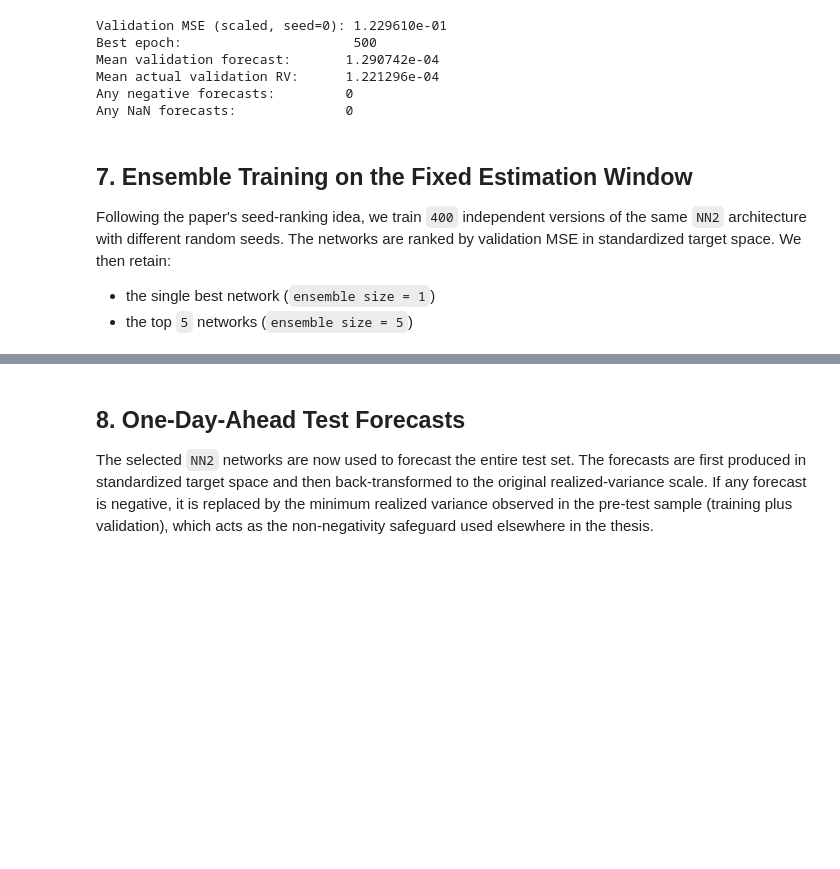
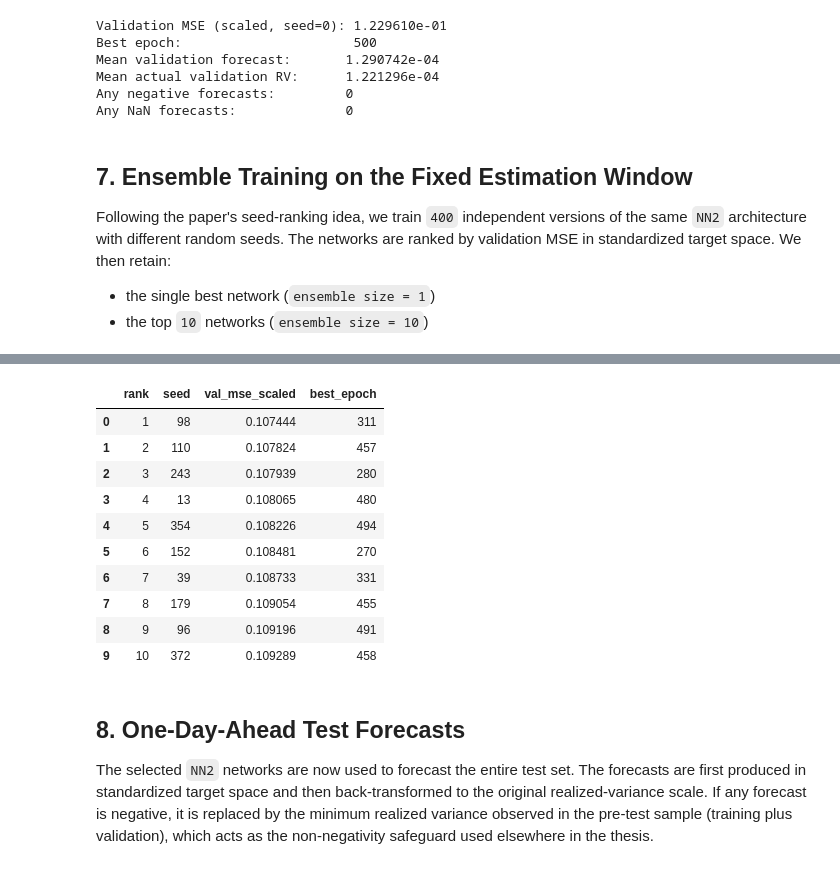
Before and after one commit to tobiasctpersson/MSc-Thesis, a Jupyter notebook: 5-min RV/Python Code/MHAR Results/Neural Networks/MHAR_5min_NN2.ipynb, the cells around one changed output, grey strips where cells are left out. Drawn from its saved outputs; the diff is of its cells as text; code cells hidden in the pictures; blank space fills up the shorter version.

```diff
--- a/5-min RV/Python Code/MHAR Results/Neural Networks/MHAR_5min_NN2.ipynb
+++ b/5-min RV/Python Code/MHAR Results/Neural Networks/MHAR_5min_NN2.ipynb
@@ -314,10 +314,10 @@ Any NaN forecasts:              0
 Following the paper's seed-ranking idea, we train `400` independent versions of the same `NN2` architecture with different random seeds. The networks are ranked by validation MSE in standardized target space. We then retain:
 
 - the single best network (`ensemble size = 1`)
-- the top `5` networks (`ensemble size = 5`)
+- the top `10` networks (`ensemble size = 10`)
 # %%
 N_SEEDS = 400
-TOP_K = 5
+TOP_K = 10
 
 seed_records = []
 start_time = time.time()
@@ -349,7 +349,7 @@ print(f"\nTraining time: {elapsed:.2f} minutes")
 # Rank by validation loss
 seed_records.sort(key=lambda x: x["val_loss"])
 best_network = seed_records[0]
-top5_networks = seed_records[:TOP_K]
+top10_networks = seed_records[:TOP_K]
 
 ranking_df = pd.DataFrame([
     {
@@ -381,3 +384,14 @@ Training 400 independent NN2 networks...
+|  | rank | seed | val_mse_scaled | best_epoch |
+| 0 | 1 | 98 | 0.107444 | 311 |
+| 1 | 2 | 110 | 0.107824 | 457 |
+| 2 | 3 | 243 | 0.107939 | 280 |
+| 3 | 4 | 13 | 0.108065 | 480 |
+| 4 | 5 | 354 | 0.108226 | 494 |
+| 5 | 6 | 152 | 0.108481 | 270 |
+| 6 | 7 | 39 | 0.108733 | 331 |
+| 7 | 8 | 179 | 0.109054 | 455 |
+| 8 | 9 | 96 | 0.109196 | 491 |
+| 9 | 10 | 372 | 0.109289 | 458 |
 # %% [markdown]
 ## 8. One-Day-Ahead Test Forecasts
 
```
Also changed, not shown: parts of 5 cells of this notebook, 36 other files.
